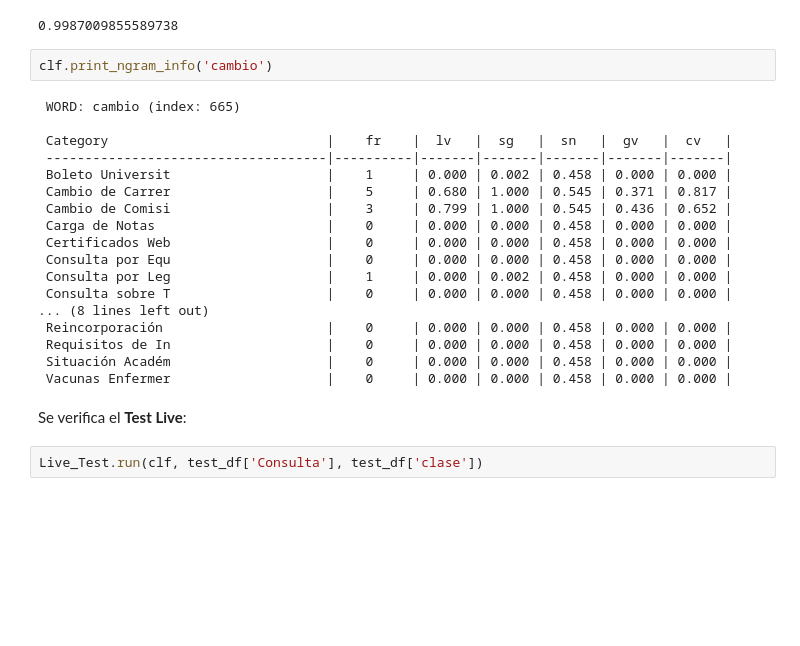
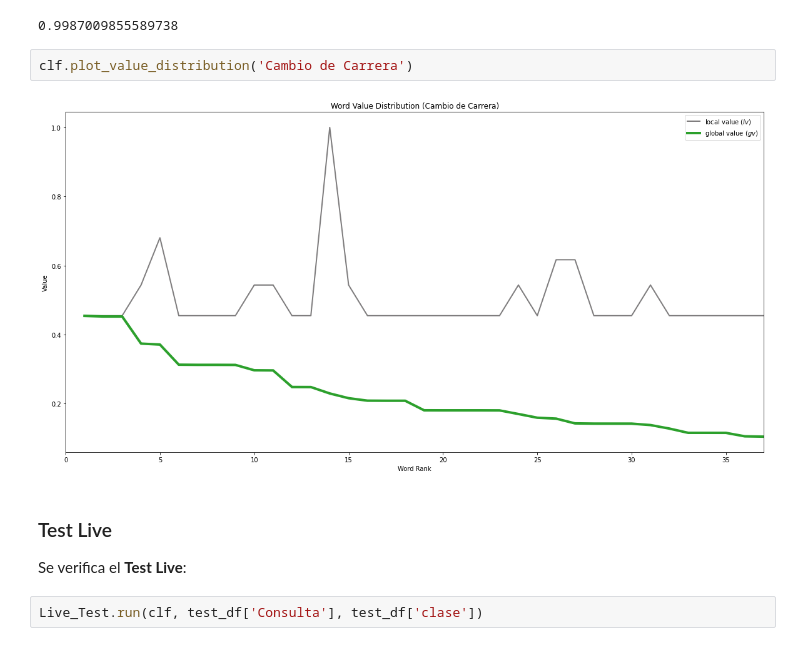
Before and after one commit to jumafernandez/clasificacion_correos, a Jupyter notebook: notebooks/jaiio/03-ss3.ipynb, the cells around one changed output. Saved outputs shown, nothing was run; the diff lists cells and outputs as text; blank space fills up the shorter version.

```diff
--- a/notebooks/jaiio/03-ss3.ipynb
+++ b/notebooks/jaiio/03-ss3.ipynb
@@ -202,27 +226,13 @@ clf.print_categories_info()
 clf.gv('boleto', 'Boleto Universitario')
 # %% [output]
 0.9987009855589738
-# %%
-clf.print_ngram_info('cambio')
-# %% [output]
- WORD: cambio (index: 665)
-
- Category                            |    fr    |  lv   |  sg   |  sn   |  gv   |  cv   |
- ------------------------------------|----------|-------|-------|-------|-------|-------|
- Boleto Universit                    |    1     | 0.000 | 0.002 | 0.458 | 0.000 | 0.000 |
- Cambio de Carrer                    |    5     | 0.680 | 1.000 | 0.545 | 0.371 | 0.817 |
- Cambio de Comisi                    |    3     | 0.799 | 1.000 | 0.545 | 0.436 | 0.652 |
- Carga de Notas                      |    0     | 0.000 | 0.000 | 0.458 | 0.000 | 0.000 |
- Certificados Web                    |    0     | 0.000 | 0.000 | 0.458 | 0.000 | 0.000 |
- Consulta por Equ                    |    0     | 0.000 | 0.000 | 0.458 | 0.000 | 0.000 |
- Consulta por Leg                    |    1     | 0.000 | 0.002 | 0.458 | 0.000 | 0.000 |
- Consulta sobre T                    |    0     | 0.000 | 0.000 | 0.458 | 0.000 | 0.000 |
-... (8 lines left out)
- Reincorporación                     |    0     | 0.000 | 0.000 | 0.458 | 0.000 | 0.000 |
- Requisitos de In                    |    0     | 0.000 | 0.000 | 0.458 | 0.000 | 0.000 |
- Situación Académ                    |    0     | 0.000 | 0.000 | 0.458 | 0.000 | 0.000 |
- Vacunas Enfermer                    |    0     | 0.000 | 0.000 | 0.458 | 0.000 | 0.000 |
+# %%
+clf.plot_value_distribution('Cambio de Carrera')
+# %% [output]
+[figure, added]
 # %% [markdown]
+### Test Live
+
 Se verifica el __Test Live__:
 # %%
 Live_Test.run(clf, test_df['Consulta'], test_df['clase'])
```
Also changed, not shown: parts of 12 cells of this notebook.
